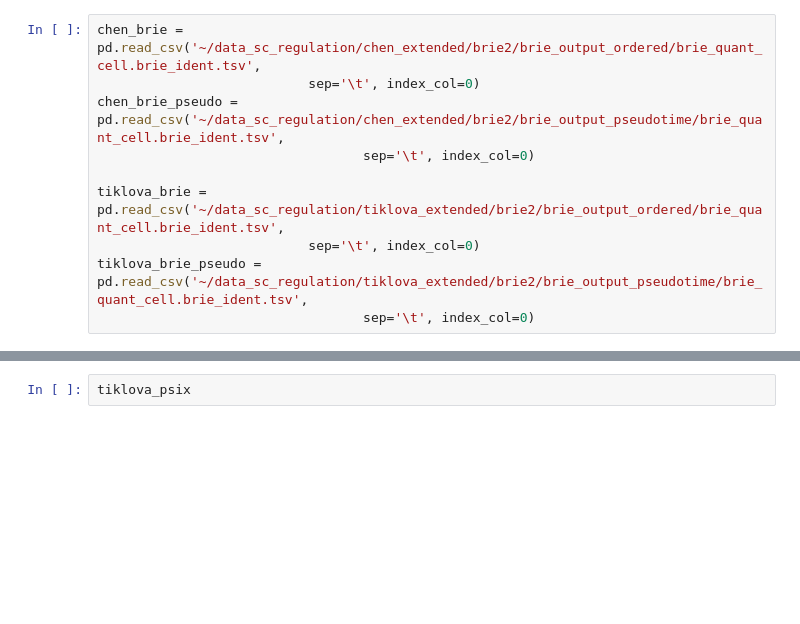
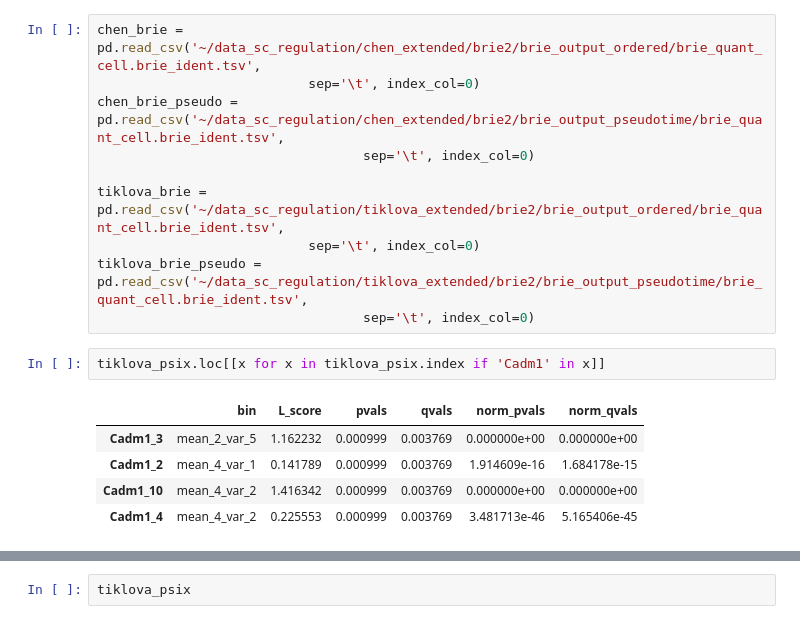
Before and after one commit to lareaulab/psix, a Jupyter notebook: data_analysis/bulk_sc_comparison.ipynb, the cells around one changed output, grey strips where cells are left out. Drawn from its saved outputs; the diff is of its cells as text; blank space fills up the shorter version.

```diff
--- a/data_analysis/bulk_sc_comparison.ipynb
+++ b/data_analysis/bulk_sc_comparison.ipynb
@@ -726,3 +726,11 @@ tiklova_brie = pd.read_csv('~/data_sc_regulation/tiklova_extended/brie2/brie_out
                            sep='\t', index_col=0)
 tiklova_brie_pseudo = pd.read_csv('~/data_sc_regulation/tiklova_extended/brie2/brie_output_pseudotime/brie_quant_cell.brie_ident.tsv',
                                   sep='\t', index_col=0)
+# %%
+tiklova_psix.loc[[x for x in tiklova_psix.index if 'Cadm1' in x]]
+# %% [output]
+|  | bin | L_score | pvals | qvals | norm_pvals | norm_qvals |
+| Cadm1_3 | mean_2_var_5 | 1.162232 | 0.000999 | 0.003769 | 0.000000e+00 | 0.000000e+00 |
+| Cadm1_2 | mean_4_var_1 | 0.141789 | 0.000999 | 0.003769 | 1.914609e-16 | 1.684178e-15 |
+| Cadm1_10 | mean_4_var_2 | 1.416342 | 0.000999 | 0.003769 | 0.000000e+00 | 0.000000e+00 |
+| Cadm1_4 | mean_4_var_2 | 0.225553 | 0.000999 | 0.003769 | 3.481713e-46 | 5.165406e-45 |
```
Also changed, not shown: parts of 2 cells of this notebook, 10 other files.
